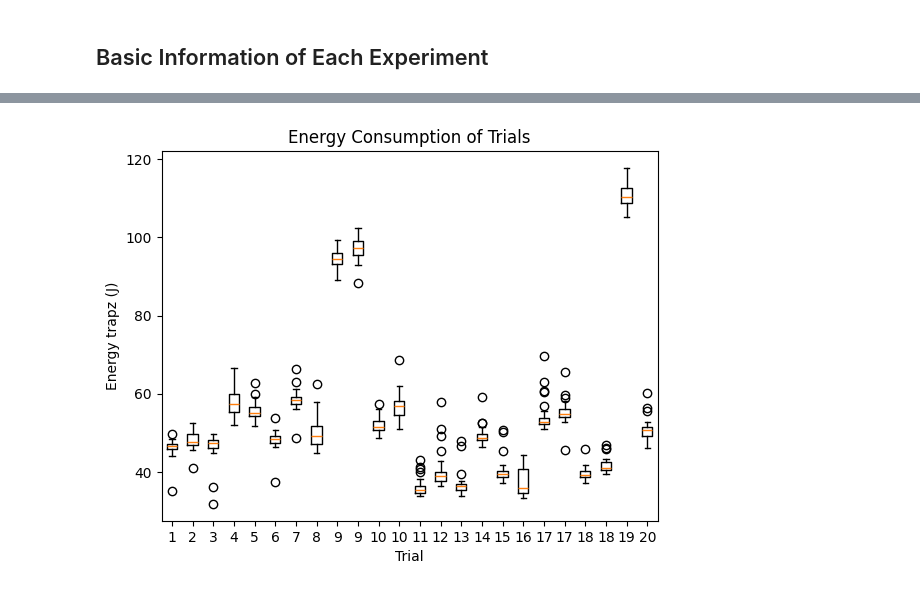
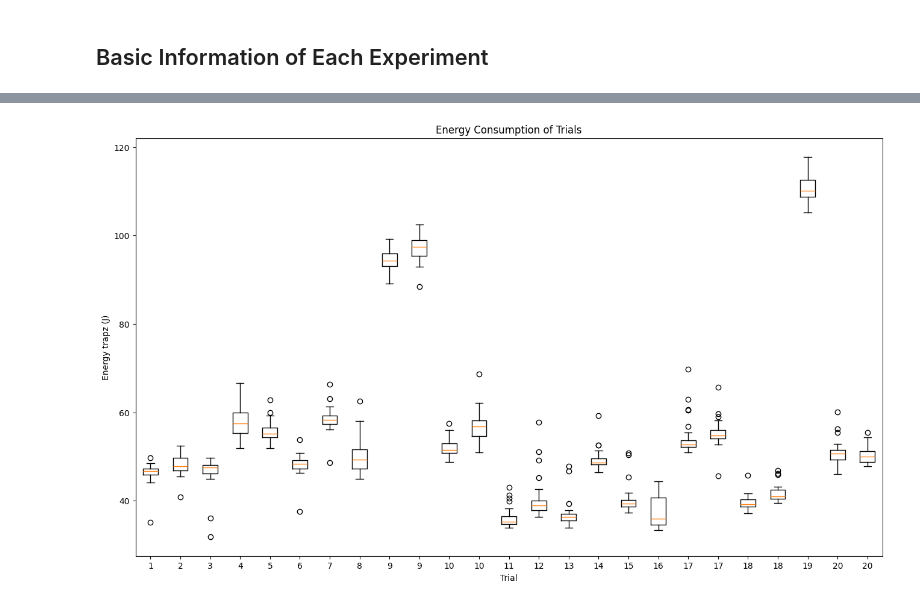
Before and after one commit to sue-CC/green-lab-android-runner, a Jupyter notebook: 01-data-processing/andy.ipynb, the cells around one changed output, grey strips where cells are left out. Cells and saved outputs as stored; diff of their text form; code cells hidden in the pictures.

Commit message:
figsize

```diff
--- a/01-data-processing/andy.ipynb
+++ b/01-data-processing/andy.ipynb
@@ -55,17 +55,17 @@ print(summary_table)
 # %%
 merged_energy_data: list[pandas.Series] = []
 for f in F:
     merged_energy_data.append(f['Energy trapz (J)'])
 
-fig, ax = pyplot.subplots()
+fig, ax = pyplot.subplots(figsize=(16, 9))
 ax.set_title('Energy Consumption of Trials')
 ax.boxplot(merged_energy_data)
 ax.set_xlabel('Trial')
 ax.set_ylabel('Energy trapz (J)')
 xticklabels: list[str] = []
 for filenameseg in filenamesegs:
     xticklabels.append(re.search(r'\d+', filenameseg[0])[0])
 ax.set_xticklabels(xticklabels)
 pyplot.show()
 # %% [output]
-[figure, old version]
+[figure, new version]
```
Also changed, not shown: parts of 1 cell of this notebook, 1 other file.
